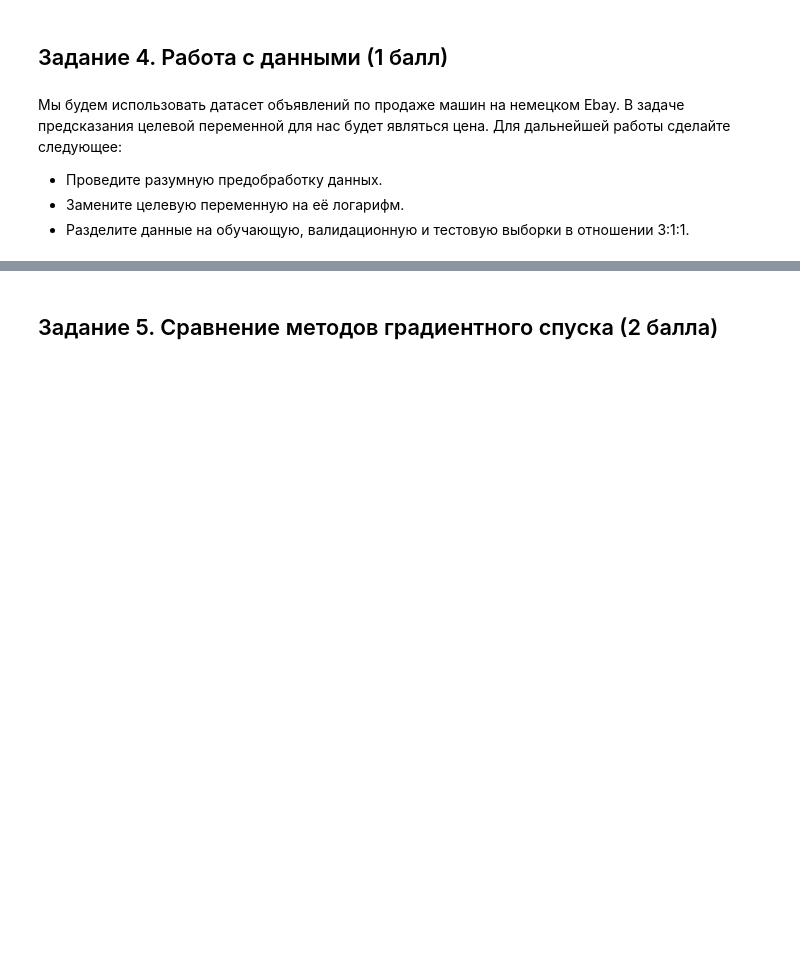
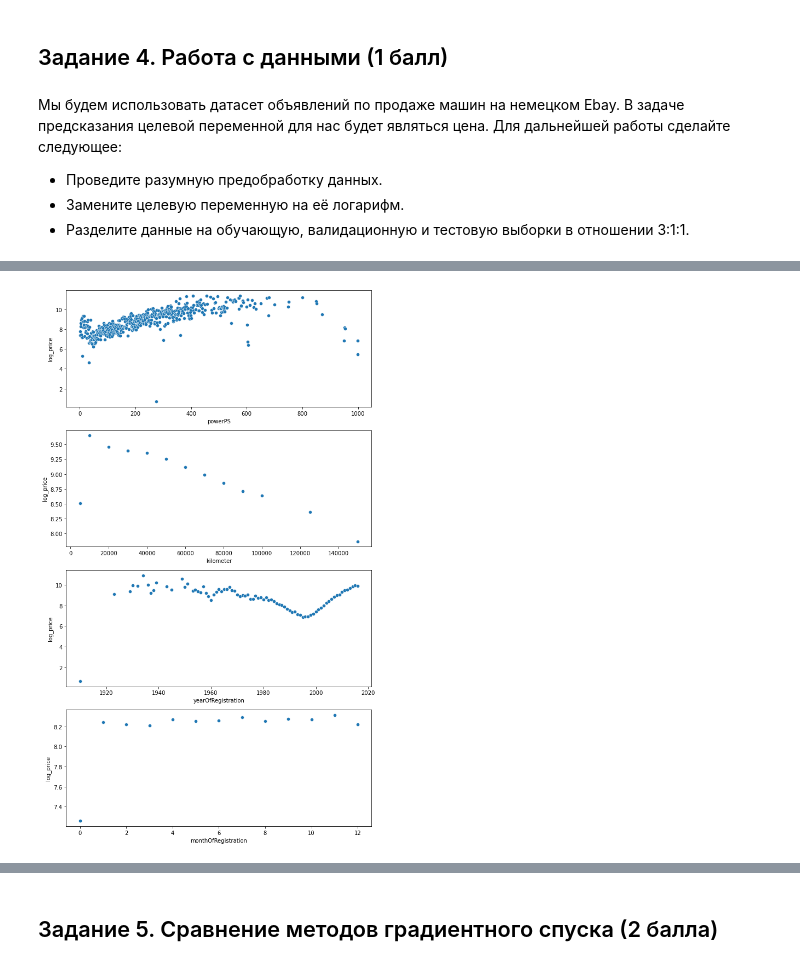
Before and after one commit to miche2020/ml-course-hse, a Jupyter notebook: 2020-fall/homeworks-practice/homework-practice-03-gd/homework-practice-03-gd.ipynb, the cells around one changed output, grey strips where cells are left out. Cells and saved outputs as stored; diff of their text form; code cells hidden in the pictures; blank space fills up the shorter version.

```diff
--- a/2020-fall/homeworks-practice/homework-practice-03-gd/homework-practice-03-gd.ipynb
+++ b/2020-fall/homeworks-practice/homework-practice-03-gd/homework-practice-03-gd.ipynb
@@ -225,0 +229,13 @@ ValueError: shapes (100,6) and (5,) not aligned: 6 (dim 1) != 5 (dim 0)
+# %%
+# YOUR CODE:
+data = pd.read_csv('autos.csv')
+data["log_price"] = np.log1p(data["price"])
+data = data.drop(columns = ['dateCreated', 'lastSeen','postalCode','price'])
+# %%
+X_train, X_test = train_test_split(
+    data, test_size=0.4, random_state=42)
+X_test, X_valid = train_test_split(
+    X_test, test_size=0.5, random_state=42)
+print('Train_size: ', X_train.shape)
+print('Valid_size: ', X_valid.shape)
+print('Test_size: ', X_test.shape)
@@ -225,0 +264,6 @@ ValueError: shapes (100,6) and (5,) not aligned: 6 (dim 1) != 5 (dim 0)
+# %%
+fig, axs = plt.subplots(4, figsize=(10, 18))
+for i, col in enumerate(X_train[['powerPS', 'kilometer', 'yearOfRegistration', "monthOfRegistration"]]):
+    sns.scatterplot(data=X_train.groupby(col,as_index=False).mean(), x=col, y='log_price', ax=axs[i])
+# %% [output]
+[figure, added]
```
Also changed, not shown: parts of 17 cells of this notebook, 3 other files.
